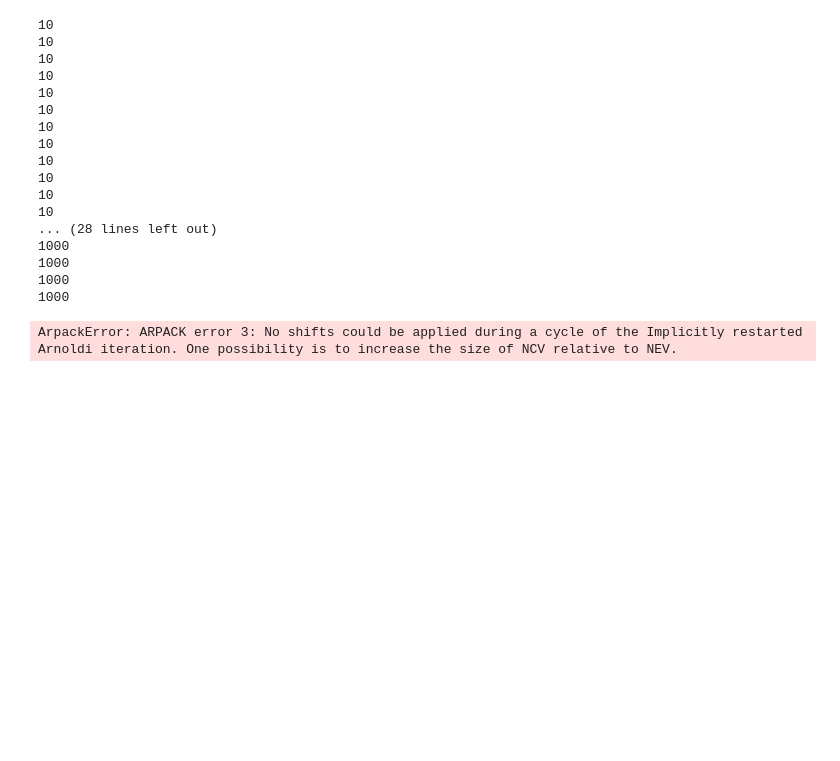
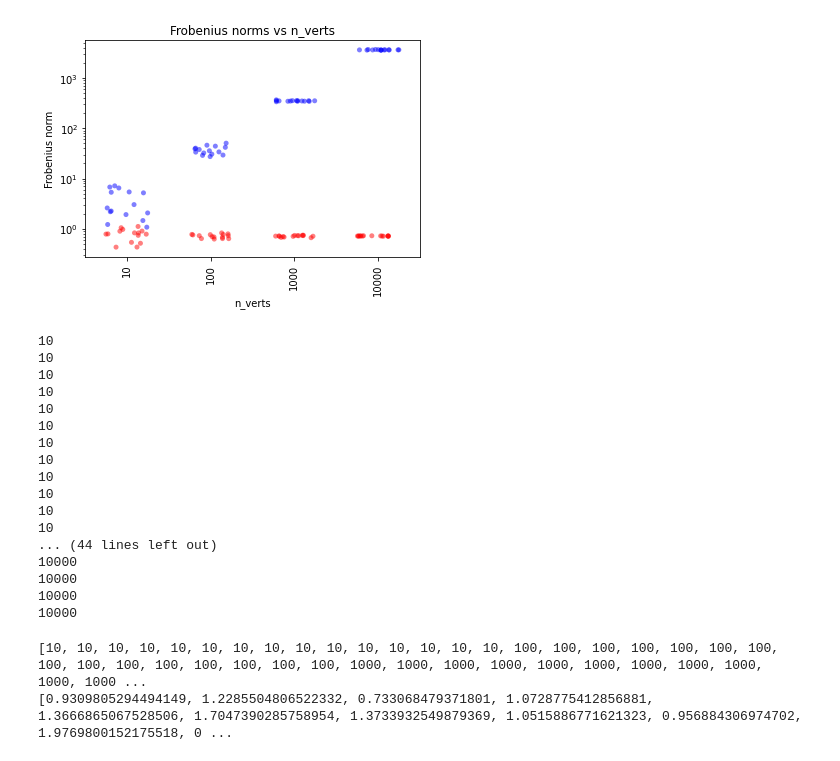
Before and after one commit to kareef928/graspologic-personal, a Jupyter notebook: notebooks/spectral-svd-sim.ipynb, the cells around one changed output. Saved outputs shown, nothing was run; the diff lists cells and outputs as text; code cells hidden in the pictures; blank space fills up the shorter version.

```diff
--- a/notebooks/spectral-svd-sim.ipynb
+++ b/notebooks/spectral-svd-sim.ipynb
@@ -60,2 +110,5 @@ df_ASE = pd.DataFrame(data = time_ASE_dict)
+# %%
+norms_ASE_dict = {"norms_ASE": norms_ASE, "n_verts": total_verts}
+df_norms_ASE = pd.DataFrame(data = norms_ASE_dict)
 # %%
 time_SVD_dict = {"time_SVD": time_SVD, "n_verts": total_verts}
@@ -63 +116,4 @@ df_SVD = pd.DataFrame(data = time_SVD_dict)
+# %%
+norms_SVD_dict = {"norms_SVD": norms_SVD, "n_verts": total_verts}
+df_norms_SVD = pd.DataFrame(data = norms_SVD_dict)
 # %%
@@ -87 +145,27 @@ plt.savefig('timeASESVD_vs_n_verts.png')
+# %%
+ax1 = sns.stripplot(data=df_norms_ASE,
+    x="n_verts",
+    y="norms_ASE",
+    jitter = 0.25,
+    alpha = 0.5,
+    size=5,
+    color='red'
+)
+
+ax2 = sns.stripplot(data=df_norms_SVD,
+    x="n_verts",
+    y="norms_SVD",
+    jitter = 0.25,
+    alpha = 0.5,
+    size=5,
+    color='blue'
+)
+ax1.set_yscale('log')
+plt.xticks(rotation='vertical')
+plt.ylabel('Frobenius norm')
+plt.title("Frobenius norms vs n_verts")
+
+plt.savefig('normsASESVD_vs_n_verts.png')
+# %% [output]
+[figure, added]
 # %%
@@ -94,22 +180,31 @@ for n in n_verts:
     for _ in range(15):
 
         total_verts.append(n)
-        A = identity(n, format='csr')
+        X = np.random.uniform(low=0.1, high=1, size=(n, 1))
+        A = rdpg(X)
 
         #get time for running LSE
         start_time = timeit.default_timer()
-        lse = LaplacianSpectralEmbed(n_components=2)
+        lse = LaplacianSpectralEmbed(n_components=1)
         X1 = lse.fit_transform(A)
         elapsed_LSE = timeit.default_timer() - start_time
         time_LSE.append(elapsed_LSE)
 
+        #get norm of X1-X
+        norm_LSE = np.linalg.norm(X1-X, ord='fro')
+        norms_LSE.append(norm_LSE)
+
         #get time for running Spectral
         start_time = timeit.default_timer()
-        spectral = Spectral(2)
+        spectral = Spectral(1)
         X2 = spectral.fit_transform(A)
         elapsed_Spectral = timeit.default_timer() - start_time
         time_Spectral.append(elapsed_Spectral)
 
+        #get norm of X2-X
+        norm_Spectral = np.linalg.norm(X2-X, ord='fro')
+        norms_Spectral.append(norm_LSE)
+
         print(n)
 # %% [output]
 10
@@ -124,11 +219,16 @@ for n in n_verts:
 10
 10
 10
-... (28 lines left out)
-1000
-1000
-1000
-1000
+... (44 lines left out)
+10000
+10000
+10000
+10000
-ArpackError: ARPACK error 3: No shifts could be applied during a cycle of the Implicitly restarted Arnoldi iteration. One possibility is to increase the size of NCV relative to NEV.
+# %%
+print(total_verts)
+print(norms_LSE)
+# %% [output]
+[10, 10, 10, 10, 10, 10, 10, 10, 10, 10, 10, 10, 10, 10, 10, 100, 100, 100, 100, 100, 100, 100, 100, 100, 100, 100, 100, 100, 100, 100, 1000, 1000, 1000, 1000, 1000, 1000, 1000, 1000, 1000, 1000, 1000 ...
+[0.9309805294494149, 1.2285504806522332, 0.733068479371801, 1.0728775412856881, 1.3666865067528506, 1.7047390285758954, 1.3733932549879369, 1.0515886771621323, 0.956884306974702, 1.9769800152175518, 0 ...
 # %%
 time_LSE_dict = {"time_LSE": time_LSE, "n_verts": total_verts}
```
Also changed, not shown: parts of 13 cells of this notebook, 5 other files.
